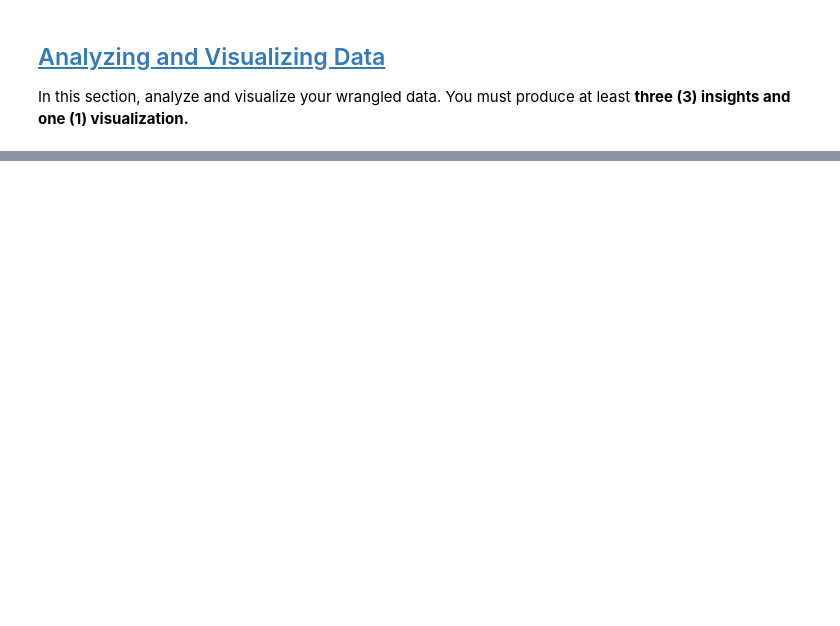
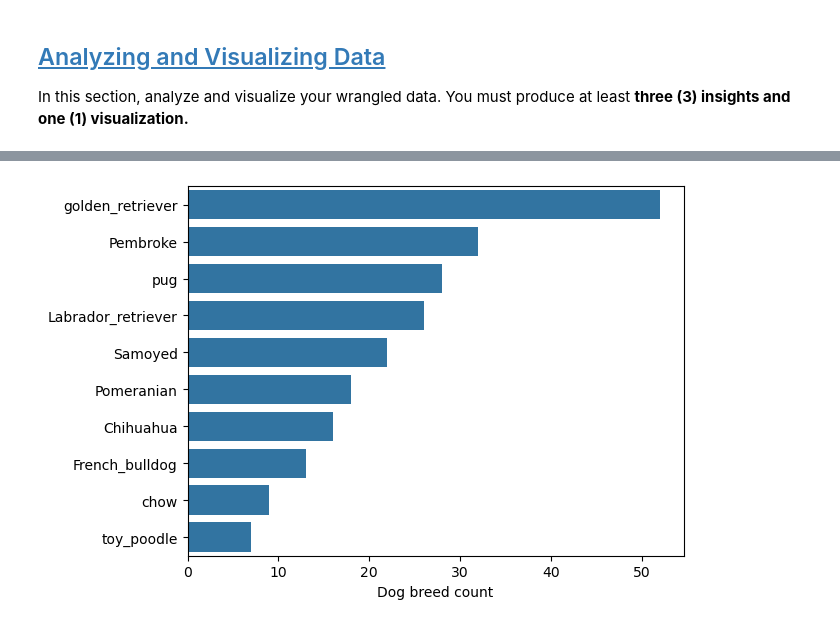
Before and after one commit to ccd239/udacity-wrangle-and-analyse-data, a Jupyter notebook: notebooks/wrangle_act.ipynb, the cells around one changed output, grey strips where cells are left out. Drawn from its saved outputs; the diff is of its cells as text; code cells hidden in the pictures; blank space fills up the shorter version.

Commit message:
Data cleaned and visuals made

```diff
--- a/notebooks/wrangle_act.ipynb
+++ b/notebooks/wrangle_act.ipynb
@@ -750,0 +1328,4 @@ In this section, clean **all** of the issues you documented while assessing.
+# %%
+twitter_archive_enhanced_clean.timestamp= pd.to_datetime(twitter_archive_enhanced_clean.timestamp)
+# %%
+twitter_archive_enhanced_clean.dogstage = twitter_archive_enhanced_clean.dogstage.astype('category')
@@ -765,0 +1377,3 @@ In this section, analyze and visualize your wrangled data. You must produce at l
+# %%
+we_rate_dogs = twitter_archive_enhanced_clean
+we_rate_dogs.describe()
@@ -765,0 +1390,24 @@ In this section, analyze and visualize your wrangled data. You must produce at l
+# %%
+#Define the directory where I want my visuals to be saved
+save_directory = "..\\visuals\\"
+
+if not os.path.exists(save_directory):
+    os.makedirs(save_directory)
+# %%
+#Select the dog breeds for which the image predictions algorithm has >84,84% of confidence in the prediction.
+dog_breed=we_rate_dogs.loc[we_rate_dogs['p1_conf']>0.848400]
+#Also, select only what the algorithm selects as being dog breeds
+dog_breed=dog_breed.loc[dog_breed['p1_dog']==True]
+
+#Plot the top 10 most reviewed races in WeRateDogs
+dog_breed_counts=dog_breed.p1.value_counts()[:10]
+dog_breed_order=dog_breed_counts.index
+
+base_color = sb.color_palette()[0]
+sb.countplot(data = dog_breed, y = 'p1', color = base_color, order = dog_breed_order)
+plt.xlabel('Dog breed count')
+plt.ylabel('')
+
+plt.savefig(save_directory + 'dog_breed_count.png', dpi=300, bbox_inches='tight')
+# %% [output]
+[figure, added]
```
Also changed, not shown: parts of 104 cells of this notebook.
